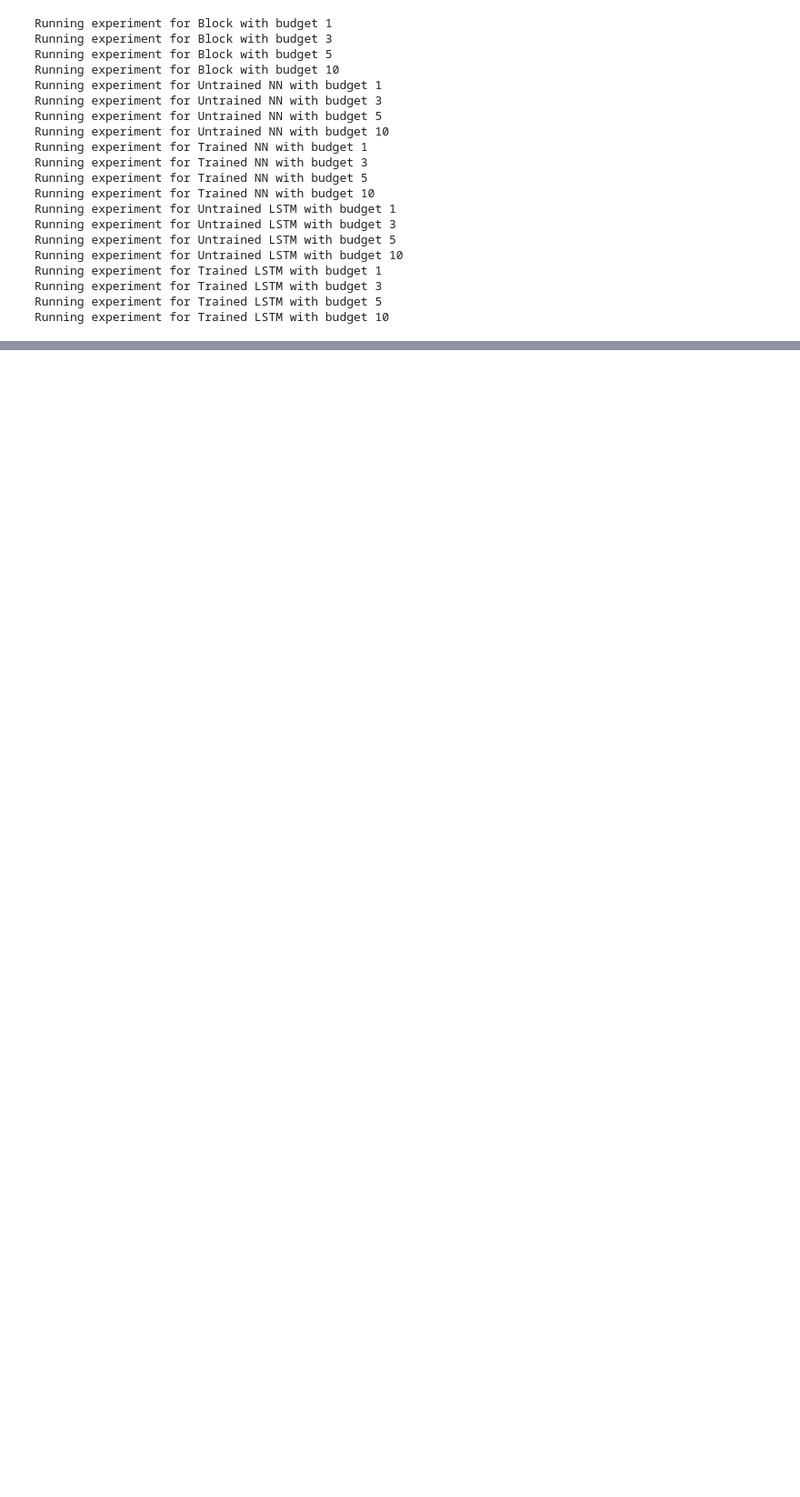
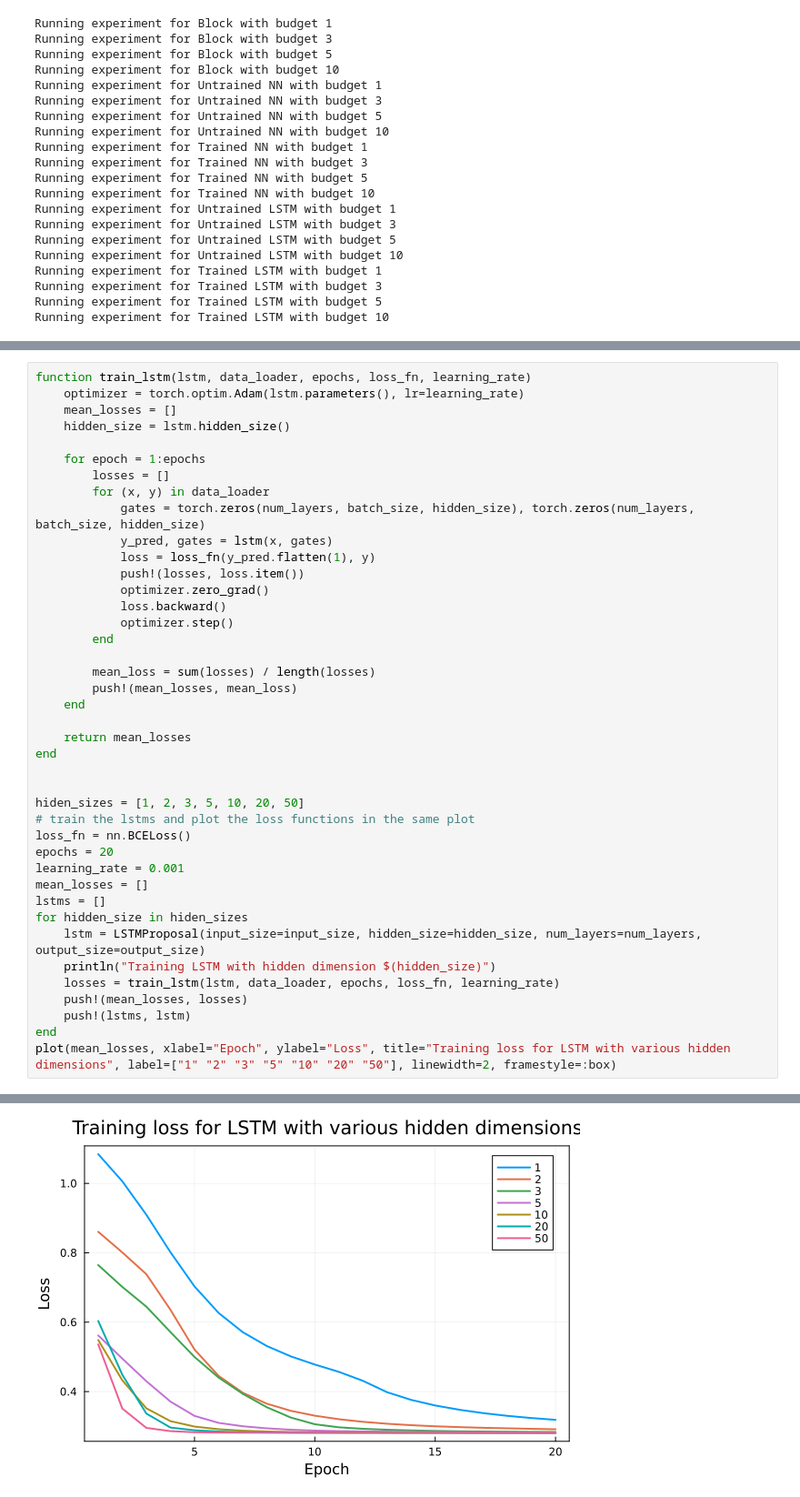
Before and after one commit to felixk29/compile_inference, a Jupyter notebook: compiled_inference.ipynb, the cells around one changed output, grey strips where cells are left out. Shown: that part at 91% size. Cells and saved outputs as stored; diff of their text form; blank space fills up the shorter version.

```diff
--- a/compiled_inference.ipynb
+++ b/compiled_inference.ipynb
@@ -683,0 +691,42 @@ legend=:bottomright, title="Accuracy vs MH Budget", markershape=:circle, markers
+# %%
+function train_lstm(lstm, data_loader, epochs, loss_fn, learning_rate)
+    optimizer = torch.optim.Adam(lstm.parameters(), lr=learning_rate)
+    mean_losses = []
+    hidden_size = lstm.hidden_size()
+
+    for epoch = 1:epochs
+        losses = []
+        for (x, y) in data_loader
+            gates = torch.zeros(num_layers, batch_size, hidden_size), torch.zeros(num_layers, batch_size, hidden_size)
+            y_pred, gates = lstm(x, gates)
+            loss = loss_fn(y_pred.flatten(1), y)
+            push!(losses, loss.item())
+            optimizer.zero_grad()
+            loss.backward()
+            optimizer.step()
+        end
+
+        mean_loss = sum(losses) / length(losses)
+        push!(mean_losses, mean_loss)
+    end
+
+    return mean_losses
+end
+
+
+hiden_sizes = [1, 2, 3, 5, 10, 20, 50]
+# train the lstms and plot the loss functions in the same plot
+loss_fn = nn.BCELoss()
+epochs = 20
+learning_rate = 0.001
+mean_losses = []
+lstms = []
+for hidden_size in hiden_sizes
+    lstm = LSTMProposal(input_size=input_size, hidden_size=hidden_size, num_layers=num_layers, output_size=output_size)
+    println("Training LSTM with hidden dimension $(hidden_size)")
+    losses = train_lstm(lstm, data_loader, epochs, loss_fn, learning_rate)
+    push!(mean_losses, losses)
+    push!(lstms, lstm)
+end
+plot(mean_losses, xlabel="Epoch", ylabel="Loss", title="Training loss for LSTM with various hidden dimensions", label=["1" "2" "3" "5" "10" "20" "50"], linewidth=2, framestyle=:box)
+# %% [output]
@@ -683,0 +740 @@ legend=:bottomright, title="Accuracy vs MH Budget", markershape=:circle, markers
+[figure, added]
```
Also changed, not shown: parts of 19 cells of this notebook.
